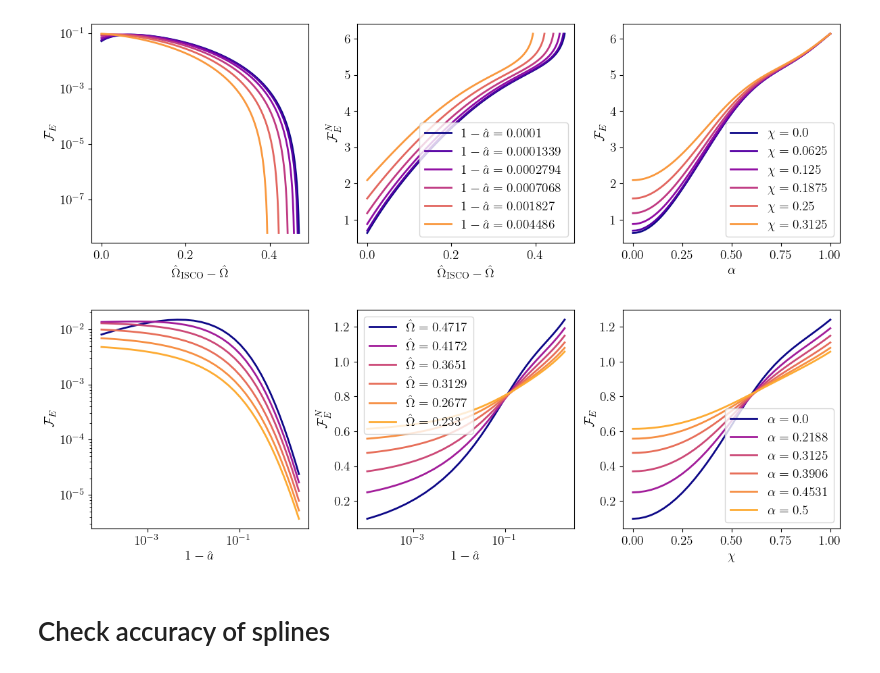
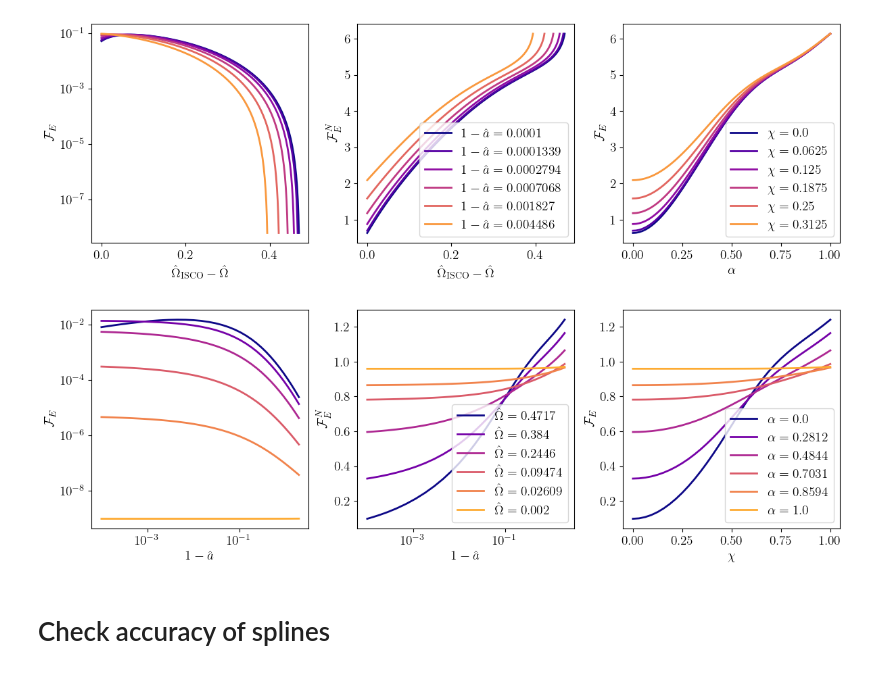
Before and after one commit to znasipak/bhpwave-article, a Jupyter notebook: scripts/test.ipynb, the cells around one changed output. Drawn from its saved outputs; the diff is of its cells as text; code cells hidden in the pictures.

```diff
--- a/scripts/test.ipynb
+++ b/scripts/test.ipynb
@@ -234,39 +234,39 @@ plt.show()
 # %% [output]
 [figure]
 # %%
-olist = [0, 14, 20, 25, 29, 32]
+olist = np.array([0, 18, 31, 45, 55, 64])
 fig, axs = plt.subplots(1, 3,)
 fig.set_size_inches(12, 4)
 fig.tight_layout()
 for i in olist:
     avals, omegas, EdotVals = flux_samples[:,i,:3].T
     EdotVals_reweighted = EdotVals*omegas**(10/3)
-    axs[0].plot(1-avals, EdotVals_reweighted, label="$1-\hat{a}" + "= {:.4}$".format(omegas[0]), color=cmap_temp(2*i), lw=2)
+    axs[0].plot(1-avals, EdotVals_reweighted, label="$1-\hat{a}" + "= {:.4}$".format(omegas[0]), color=cmap_temp(i), lw=2)
 # plt.xscale('log')
 axs[0].set_yscale('log')
 axs[0].set_xscale('log')
 axs[0].set_xlabel('$1 - \hat{a}$')
 axs[0].set_ylabel('$\mathcal{F}_E$')
 
 for i in olist:
     avals, omegas, EdotVals = flux_samples[:,i,:3].T
     EdotVals_reweighted = EdotVals
-    axs[1].plot(1 - avals, EdotVals_reweighted, label="$\hat{\Omega}" + "= {:.4}$".format(omegas[0]), color=cmap_temp(2*i), lw=2)
+    axs[1].plot(1 - avals, EdotVals_reweighted, label="$\hat{\Omega}" + "= {:.4}$".format(omegas[0]), color=cmap_temp(i), lw=2)
 axs[1].set_xscale('log')
 axs[1].set_xlabel('$1 - \hat{a}$')
 axs[1].set_ylabel('$\mathcal{F}_E^N$')
 axs[1].legend()
 
 for i in olist:
     avals, omegas, EdotVals = flux_samples[:,i,:3].T
     alphas, chis = flux_samples[:,i,3:].T
-    axs[2].plot(chis, EdotVals, label="$\\alpha = {:.4}$".format(alphas[0]), color=cmap_temp(2*i), lw=2)
+    axs[2].plot(chis, EdotVals, label="$\\alpha = {:.4}$".format(alphas[0]), color=cmap_temp(i), lw=2)
 axs[2].set_xlabel('$\\chi$')
 axs[2].set_ylabel('$\mathcal{F}_E$')
 axs[2].legend()
 plt.show()
 # %% [output]
-[figure, old version]
+[figure, new version]
 # %% [markdown]
 # Check accuracy of splines
 # %%
```
Also changed, not shown: parts of 86 cells of this notebook, 24 other files.
